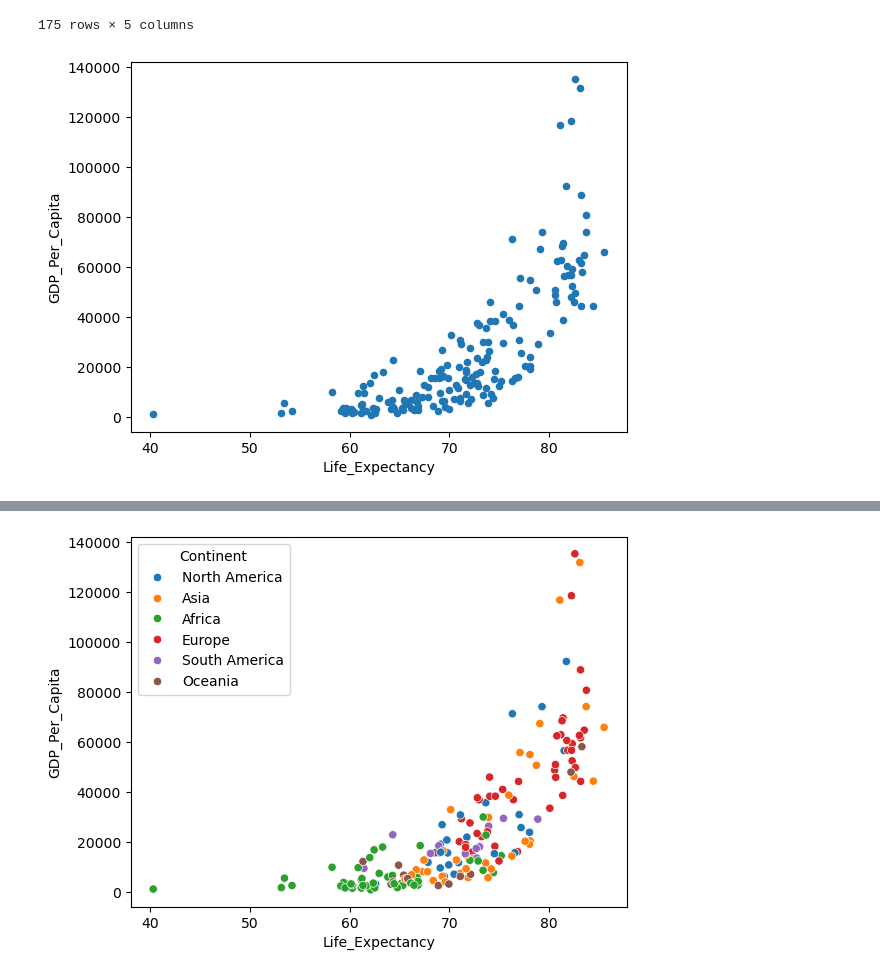
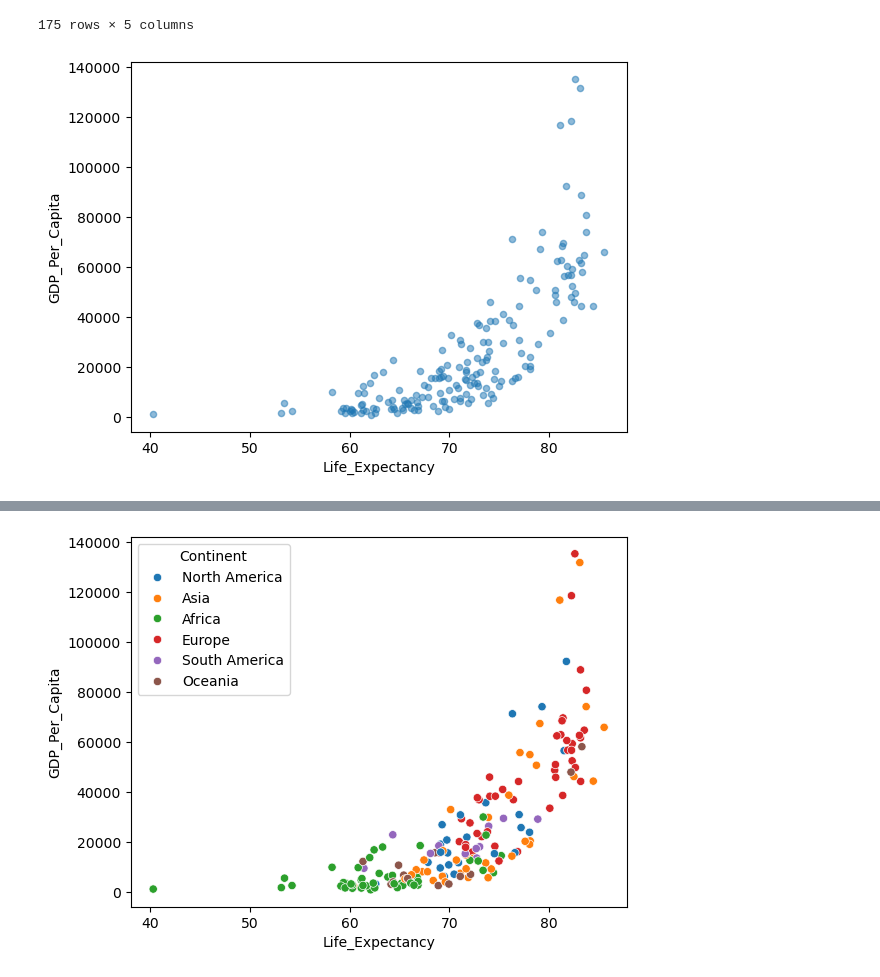
Before and after one commit to nss-data-science-cohort-9/un-exploration-catdgomez, a Jupyter notebook: notebooks/UN_Data_Exploration.ipynb, the cells around one changed output, grey strips where cells are left out. Saved outputs shown, nothing was run; the diff lists cells and outputs as text; code cells hidden in the pictures.

```diff
--- a/notebooks/UN_Data_Exploration.ipynb
+++ b/notebooks/UN_Data_Exploration.ipynb
@@ -935,8 +938,9 @@ gdp_le[gdp_le["Year"] == 2021]
 # %%
 gdp_le[gdp_le["Year"] == 2021].plot(
     kind="scatter",
     x="Life_Expectancy",
-    y="GDP_Per_Capita"
+    y="GDP_Per_Capita",
+    alpha=0.5
 );
 # %% [output]
-[figure, old version]
+[figure, new version]
```
Also changed, not shown: parts of 16 cells of this notebook, 1 other file.
